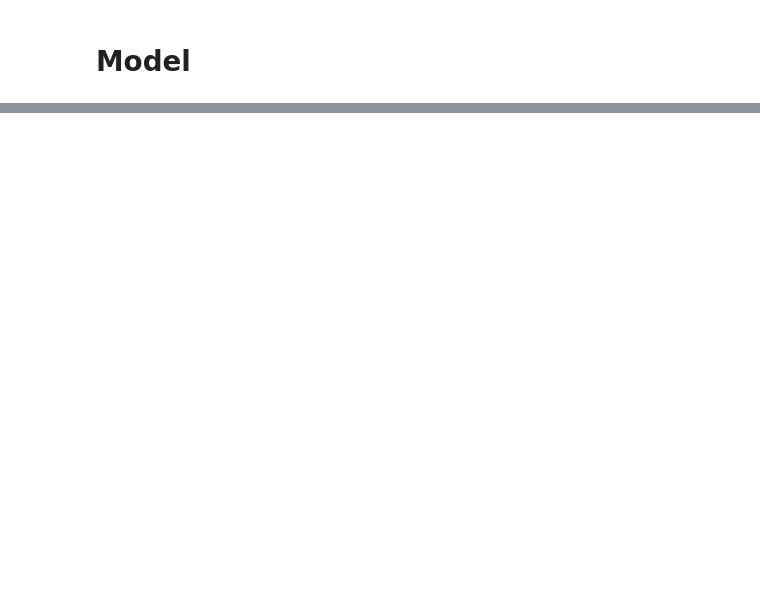
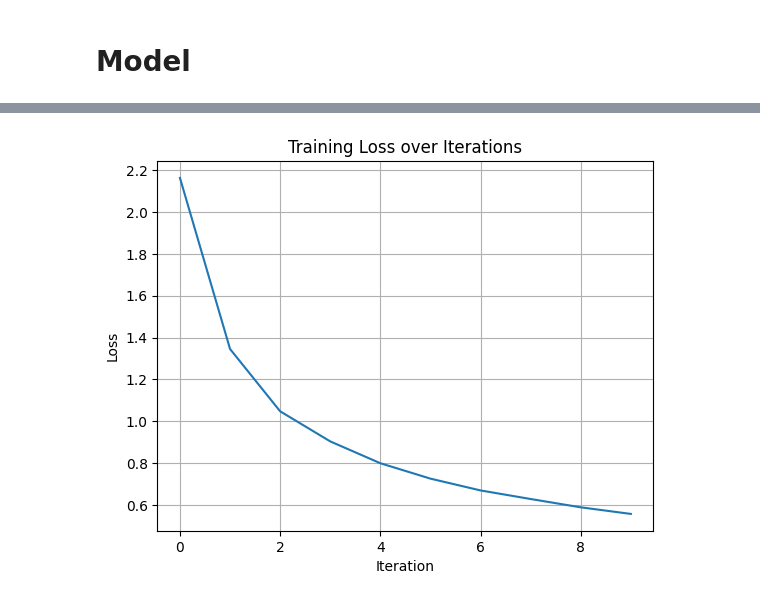
Before and after one commit to huuannnn/TKGC, a Jupyter notebook: main.ipynb, the cells around one changed output, grey strips where cells are left out. Saved outputs shown, nothing was run; the diff lists cells and outputs as text; code cells hidden in the pictures; blank space fills up the shorter version.

```diff
--- a/main.ipynb
+++ b/main.ipynb
@@ -53,22 +26,2 @@ dataset_config = {
 # %% [markdown]
 # Dataset
-# %%
-@dataclass
-class Quadruple:
-    src: int
-    rel: int
-    dst: int
-    tim: int
-
-    def inverse(self, num_rels: int):
-        return Quadruple(src=self.dst, rel=self.rel + num_rels, dst=self.src, tim=self.tim)
-
-    def to_tensor(self):
-        return torch.tensor([self.src, self.rel, self.dst, self.tim], dtype=torch.long)
-
-    @classmethod
-    def from_tensor(cls, tensor: torch.Tensor):
-        return cls(src=int(tensor[0]), rel=int(tensor[1]), dst=int(tensor[2]), tim=int(tensor[3]))
-
-    def as_tuple(self):
-        return (self.src, self.rel, self.dst, self.tim)
@@ -449,6 +510,7 @@ train_dataset = TKGDataset(**dataset_config, mode="train")
 valid_dataset = TKGDataset(**dataset_config, mode="valid")
 test_dataset = TKGDataset(**dataset_config, mode="test")
 # %%
+device = f'cuda' if torch.cuda.is_available() else 'cpu'
 model = Model(
     train_dataset.num_nodes,
     train_dataset.num_rels,
@@ -592,0 +526,15 @@ else:
+# %%
+logger = Logger(save_dir=train_config['save_dir'])
+
+train_loader = train_dataset.get_loader(batch_size=train_config['batch_size'])
+# val_loader = val_dataset.get_loader(batch_size=train_config['batch_size'])
+# test_loader = test_dataset.get_loader(batch_size=train_config['batch_size'])
+
+trainer = Trainer(model, logger, model_config, train_config, dataset_config)
+trainer.save_configs()
+logger.log("INFO", f"Number of trainable parameters: {model.get_params():,}")
+trainer.log_efficiency_stats(train_loader)
+history = trainer.fit(train_loader, None)
+# trainer.test(test_loader)
+
+logger.close()
@@ -592,0 +582,11 @@ else:
+# %%
+import matplotlib.pyplot as plt
+plt.plot(history['train'], label='Train Loss')
+plt.xlabel('Iteration')
+plt.ylabel('Loss')
+plt.title('Training Loss over Iterations')
+plt.grid()
+plt.show()
+# print(
+# %% [output]
+[figure, added]
```
Also changed, not shown: parts of 22 cells of this notebook, 26 other files.
